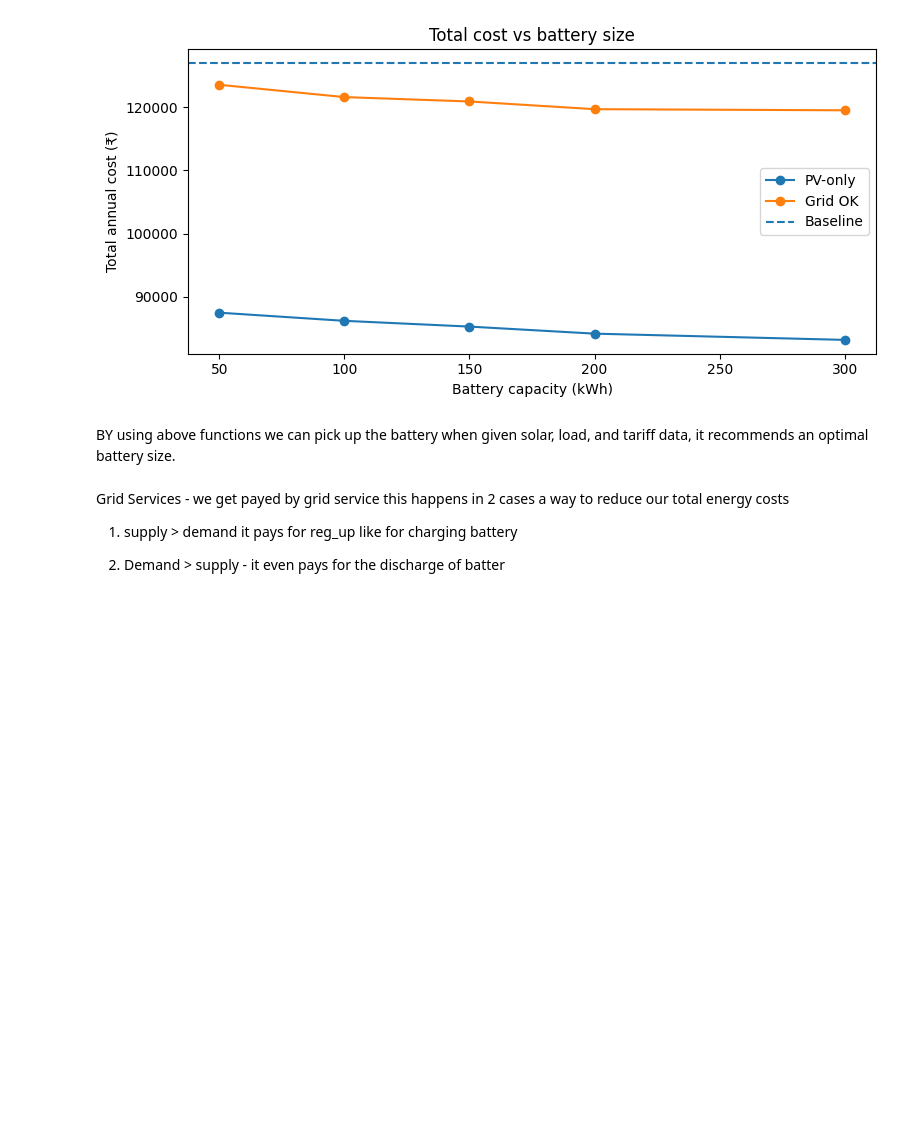
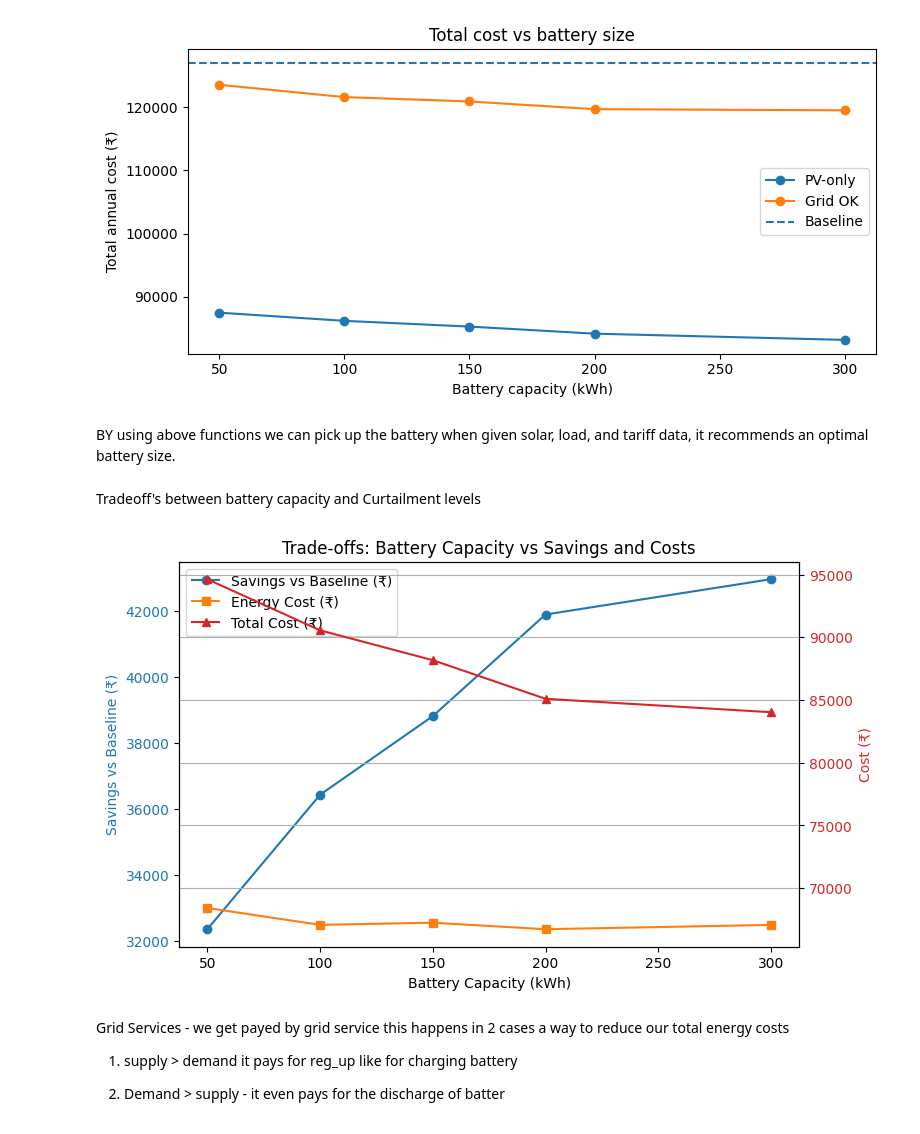
Before and after one commit to AkhilPadma/Decentralization-of-Energy-Using-PV-Batteries-, a Jupyter notebook: DER.ipynb, the cells around one changed output. Drawn from its saved outputs; the diff is of its cells as text; code cells hidden in the pictures; blank space fills up the shorter version.

```diff
--- a/DER.ipynb
+++ b/DER.ipynb
@@ -491,6 +499,36 @@ plt.legend(); plt.tight_layout(); plt.show()
 [figure]
 # %% [markdown]
 BY using above functions we can pick up the battery when  given solar, load, and tariff data, it recommends an optimal battery size.
+# %% [markdown]
+Tradeoff's between battery capacity and Curtailment levels
+# %%
+df_sorted = res.sort_values("capacity_kwh")
+
+fig, ax1 = plt.subplots(figsize=(8,5))
+
+# Plot Savings vs Battery Capacity
+ax1.plot(df_sorted["capacity_kwh"], df_sorted["savings_vs_baseline"], marker='o', label="Savings vs Baseline (₹)")
+ax1.set_xlabel("Battery Capacity (kWh)")
+ax1.set_ylabel("Savings vs Baseline (₹)", color="tab:blue")
+ax1.tick_params(axis='y', labelcolor="tab:blue")
+
+# Secondary axis for costs
+ax2 = ax1.twinx()
+ax2.plot(df_sorted["capacity_kwh"], df_sorted["energy_cost"], marker='s', color="tab:orange", label="Energy Cost (₹)")
+ax2.plot(df_sorted["capacity_kwh"], df_sorted["total_cost"], marker='^', color="tab:red", label="Total Cost (₹)")
+ax2.set_ylabel("Cost (₹)", color="tab:red")
+ax2.tick_params(axis='y', labelcolor="tab:red")
+
+# Legends
+lines1, labels1 = ax1.get_legend_handles_labels()
+lines2, labels2 = ax2.get_legend_handles_labels()
+ax1.legend(lines1 + lines2, labels1 + labels2, loc="best")
+
+plt.title("Trade-offs: Battery Capacity vs Savings and Costs")
+plt.grid(True)
+plt.show()
+# %% [output]
+[figure, added]
 # %% [markdown]
 Grid Services - we get payed by grid service this happens in 2 cases a way to reduce our total energy costs
 
```
Also changed, not shown: parts of 6 cells of this notebook.
